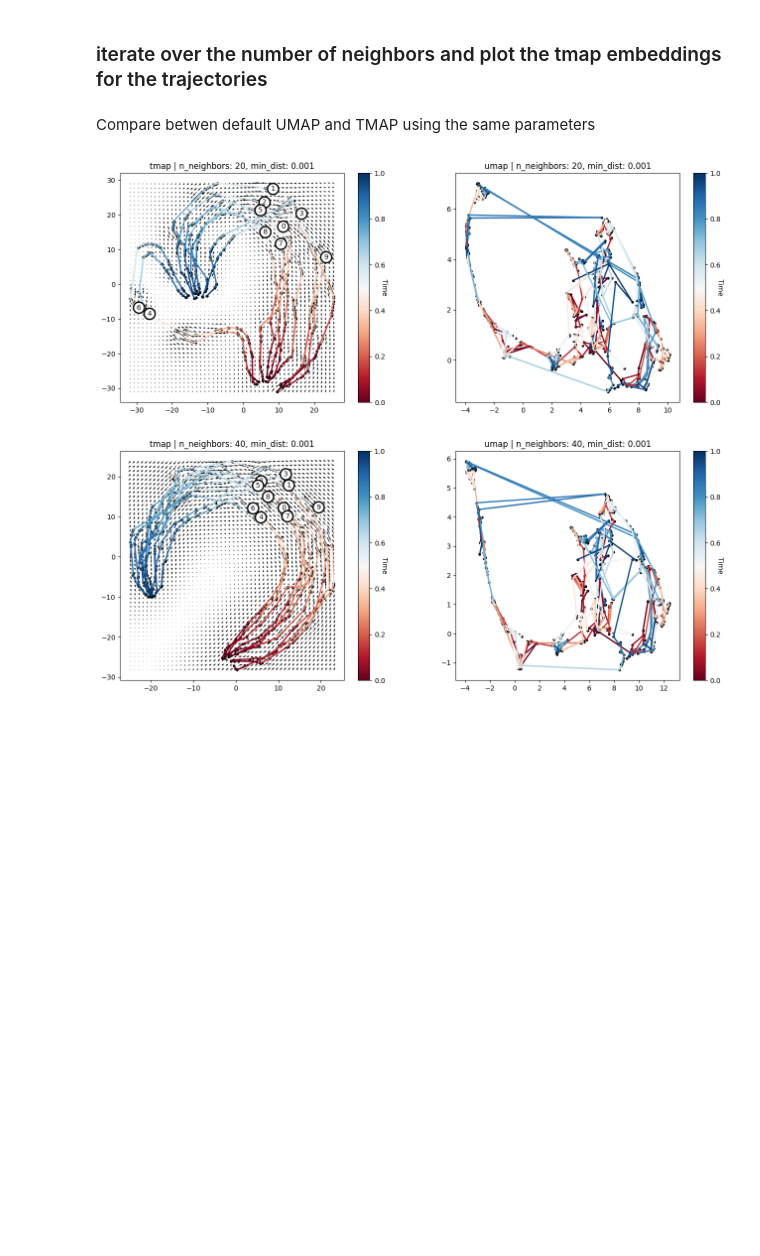
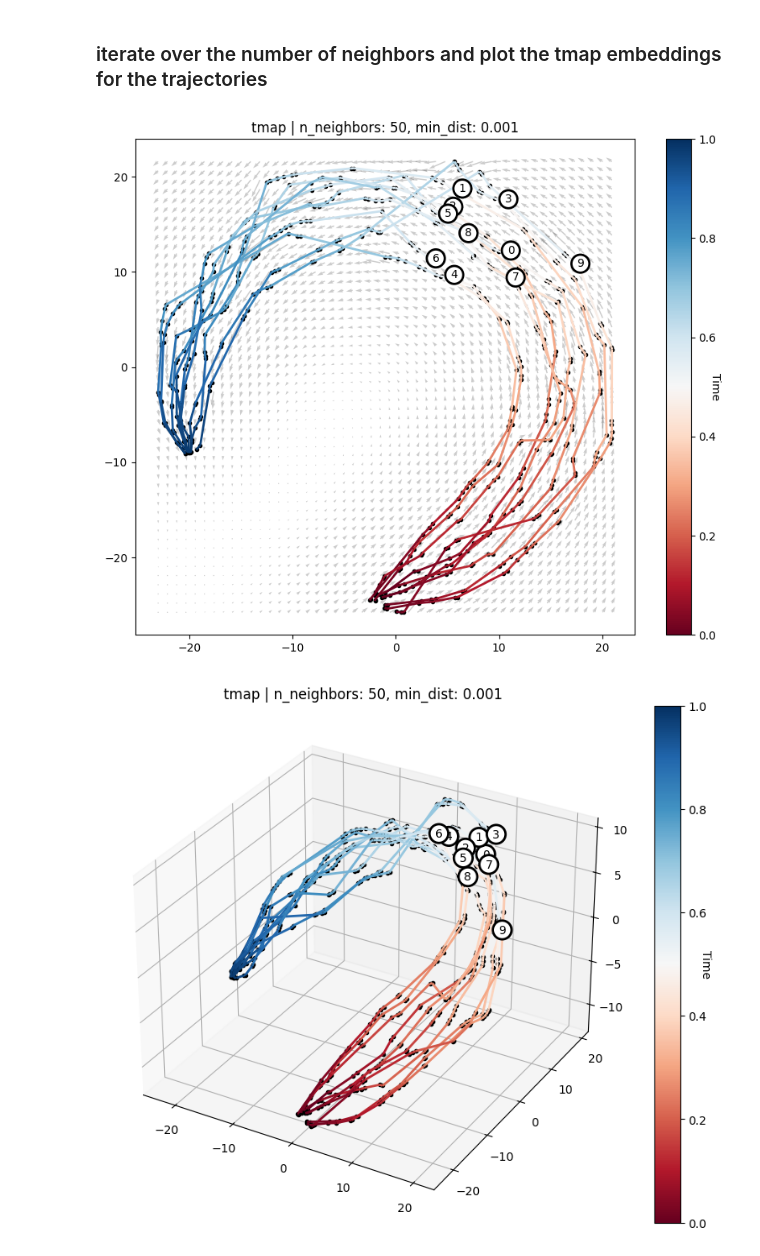
Before and after one commit to quantumjot/tmap, a Jupyter notebook: examples/fit.ipynb, the cells around one changed output. Saved outputs shown, nothing was run; the diff lists cells and outputs as text; code cells hidden in the pictures; blank space fills up the shorter version.

Commit message:
optimization

```diff
--- a/examples/fit.ipynb
+++ b/examples/fit.ipynb
@@ -11,7 +11,7 @@ from tmap.utils import plot_embeddings
 ### global params
 # %%
 N_TRACKS_TO_FIT = 10
-MIN_DIST = 0.001
+MIN_DIST = 1e-3
 # %%
 PATH = Path("./data/")
 FILE = PATH / "trimmed_tracks.npy"
@@ -27,29 +27,22 @@ tracks = [tracks_raw[tracks_raw[:, 0] == idx, 1:] for idx in np.unique(tracks_ra
 tracks = tracks[:N_TRACKS_TO_FIT]
 # %% [markdown]
 ### iterate over the number of neighbors and plot the tmap embeddings for the trajectories
-# %% [markdown]
-Compare betwen default UMAP and TMAP using the same parameters
 # %%
-for p in np.arange(20, 60, 20):
-
-    fig, axs = plt.subplots(1, 2, figsize=(16, 6))
-    ax0, ax1 = axs
-
+for n in (2, 3):
+    p = 50
     mapper = TemporalMAP(
         min_dist=MIN_DIST,
         n_neighbors=p,
         aligner=DTWAlignment(window=5),
         layout=SpectralLayout(),
+        n_components=n,
+        use_parallel_distance_matrix=True,
+        use_jax_optimization=True,
     )
     _ = mapper.fit(tracks, max_iterations=2000)
 
-    umapper = DefaultUMAP(min_dist=MIN_DIST, n_neighbors=p)
-    _ = umapper.fit(tracks)
-
-    plot_embeddings(mapper, fig=fig, ax=ax0, title="tmap", show_labels=True)
-    plot_embeddings(umapper, fig=fig, ax=ax1, title="umap", show_flow=False)
-
+    plot_embeddings(mapper, title="tmap", show_labels=True, show_flow=(n==2))
     plt.show()
 # %% [output]
-[figure, old version]
+[figure, new version]
-[figure, old version]
+[figure, new version]
```
Also changed, not shown: 12 other files.
